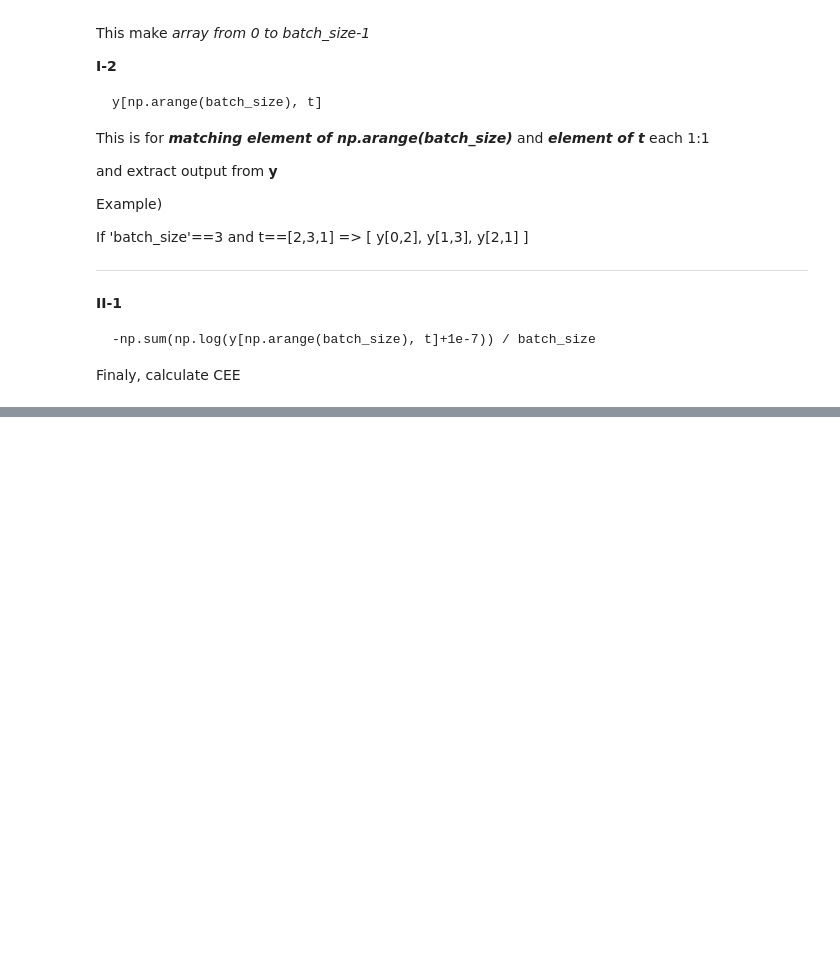
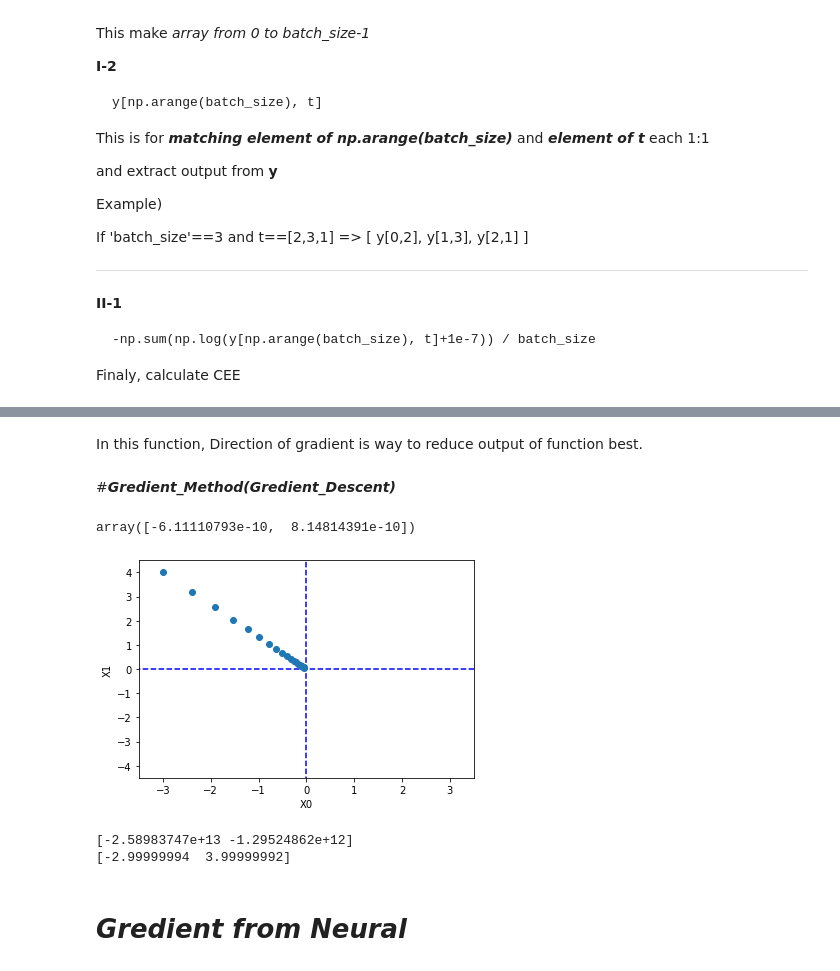
Before and after one commit to Eunhasuiin/Deep_Learning_from_Schratch, a Jupyter notebook: 4_신경망_학습.ipynb, the cells around one changed output, grey strips where cells are left out. Saved outputs shown, nothing was run; the diff lists cells and outputs as text; code cells hidden in the pictures; blank space fills up the shorter version.

```diff
--- a/4_신경망_학습.ipynb
+++ b/4_신경망_학습.ipynb
@@ -115,0 +318,61 @@ Finaly, calculate CEE
+# %% [markdown]
+In this function, Direction of gradient is way to reduce output of function best.
+# %% [markdown]
+#***Gredient_Method(Gredient_Descent)***
+# %%
+def gradient_descent(f,init_x,learning_rate=0.01,epoch=100):
+  x=init_x
+
+  for i in range(epoch):
+    grad=numeric_gradient(f,x)
+    x-=learning_rate*grad
+  return x
+# %%
+def fun(x):
+  return x[0]**2 + x[1]**2
+
+gradient_descent(fun,np.array([-3.0,4.0]),0.1)
+# %% [output]
+array([-6.11110793e-10,  8.14814391e-10])
+# %%
+def gradient_descent(f, init_x, lr=0.01, step_num=100):
+    x = init_x
+    x_history = []
+
+    for i in range(step_num):
+        x_history.append( x.copy() )
+
+        grad = numerical_gradient(f, x)
+        x -= lr * grad
+
+    return x, np.array(x_history)
+
+
+def function_2(x):
+    return x[0]**2 + x[1]**2
+
+init_x = np.array([-3.0, 4.0])
+
+lr = 0.1
+step_num = 20
+x, x_history = gradient_descent(function_2, init_x, lr=lr, step_num=step_num)
+
+plt.plot( [-5, 5], [0,0], '--b')
+plt.plot( [0,0], [-5, 5], '--b')
+plt.plot(x_history[:,0], x_history[:,1], 'o')
+
+plt.xlim(-3.5, 3.5)
+plt.ylim(-4.5, 4.5)
+plt.xlabel("X0")
+plt.ylabel("X1")
+plt.show()
+# %% [output]
+[figure, added]
+# %%
+print(gradient_descent(fun,np.array([-3.0,4.0]),10.0)) #Over_move
+print(gradient_descent(fun,np.array([-3.0,4.0]),1e-10)) #Too small move
+# %% [output]
+[-2.58983747e+13 -1.29524862e+12]
+[-2.99999994  3.99999992]
+# %% [markdown]
+# ***Gredient from Neural***
```
Also changed, not shown: parts of 26 cells of this notebook.
